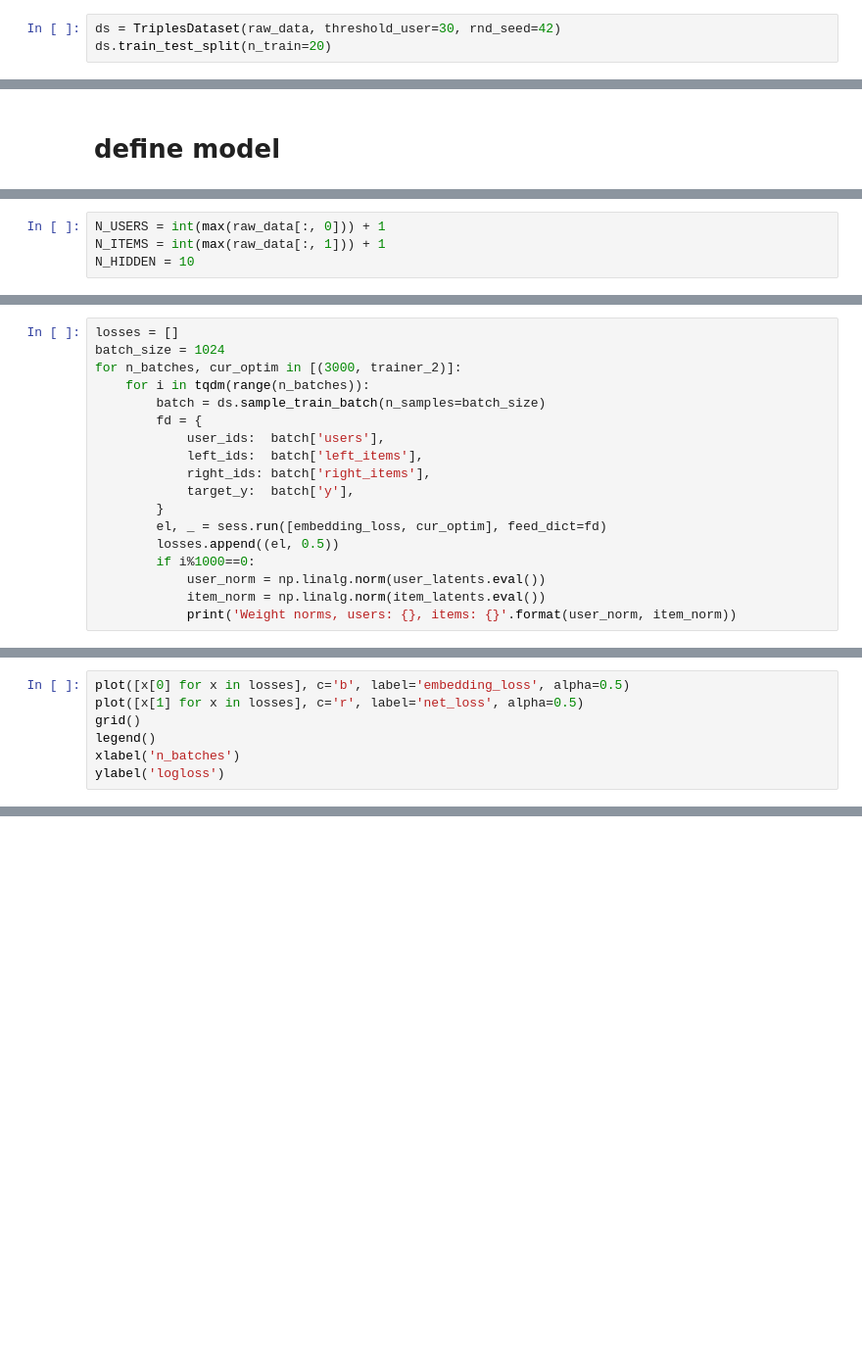
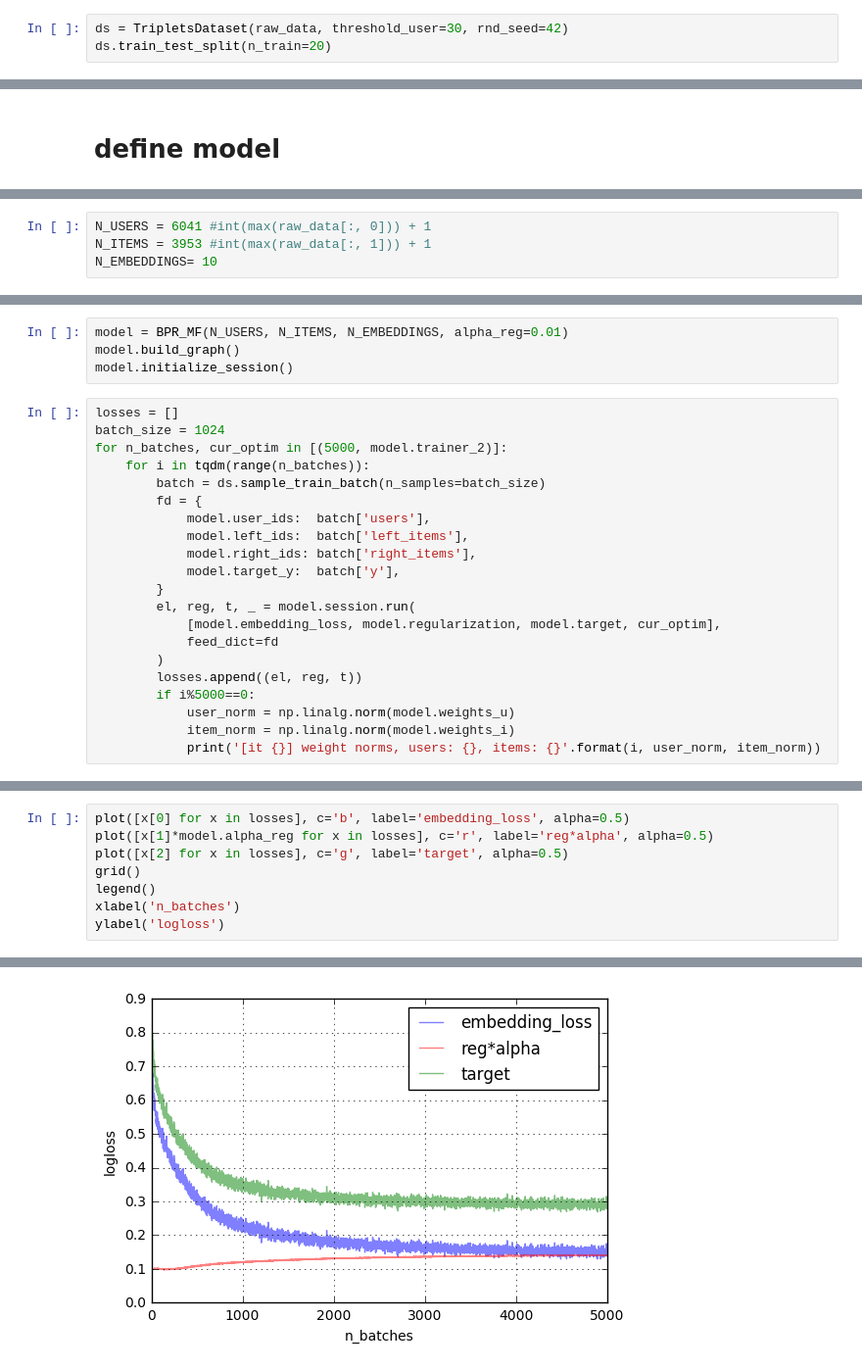
Before and after one commit to sumitsidana/NERvE, a Jupyter notebook: ml1m-BPR-MF.ipynb, the cells around one changed output, grey strips where cells are left out. Shown: that part at 98% size. Drawn from its saved outputs; the diff is of its cells as text; blank space fills up the shorter version.

Commit message:
faster dataset generator, updated readme, reproduce BPR-MF results

```diff
--- a/ml1m-BPR-MF.ipynb
+++ b/ml1m-BPR-MF.ipynb
@@ -130,3 +16,3 @@ class TriplesDataset(object):
 # %%
-ds = TriplesDataset(raw_data, threshold_user=30, rnd_seed=42)
+ds = TripletsDataset(raw_data, threshold_user=30, rnd_seed=42)
 ds.train_test_split(n_train=20)
@@ -140,4 +35,4 @@ tf.__version__
 # %%
-N_USERS = int(max(raw_data[:, 0])) + 1
-N_ITEMS = int(max(raw_data[:, 1])) + 1
-N_HIDDEN = 10
+N_USERS = 6041 #int(max(raw_data[:, 0])) + 1
+N_ITEMS = 3953 #int(max(raw_data[:, 1])) + 1
+N_EMBEDDINGS= 10
@@ -186,18 +39,25 @@ sess.run(init_vars)
+# %%
+model = BPR_MF(N_USERS, N_ITEMS, N_EMBEDDINGS, alpha_reg=0.01)
+model.build_graph()
+model.initialize_session()
 # %%
 losses = []
 batch_size = 1024
-for n_batches, cur_optim in [(3000, trainer_2)]:
+for n_batches, cur_optim in [(5000, model.trainer_2)]:
     for i in tqdm(range(n_batches)):
         batch = ds.sample_train_batch(n_samples=batch_size)
         fd = {
-            user_ids:  batch['users'],
-            left_ids:  batch['left_items'],
-            right_ids: batch['right_items'],
-            target_y:  batch['y'],
+            model.user_ids:  batch['users'],
+            model.left_ids:  batch['left_items'],
+            model.right_ids: batch['right_items'],
+            model.target_y:  batch['y'],
         }
-        el, _ = sess.run([embedding_loss, cur_optim], feed_dict=fd)
-        losses.append((el, 0.5))
-        if i%1000==0:
-            user_norm = np.linalg.norm(user_latents.eval())
-            item_norm = np.linalg.norm(item_latents.eval())
-            print('Weight norms, users: {}, items: {}'.format(user_norm, item_norm))
+        el, reg, t, _ = model.session.run(
+            [model.embedding_loss, model.regularization, model.target, cur_optim],
+            feed_dict=fd
+        )
+        losses.append((el, reg, t))
+        if i%5000==0:
+            user_norm = np.linalg.norm(model.weights_u)
+            item_norm = np.linalg.norm(model.weights_i)
+            print('[it {}] weight norms, users: {}, items: {}'.format(i, user_norm, item_norm))
@@ -207,7 +66,9 @@ import random
 # %%
 plot([x[0] for x in losses], c='b', label='embedding_loss', alpha=0.5)
-plot([x[1] for x in losses], c='r', label='net_loss', alpha=0.5)
+plot([x[1]*model.alpha_reg for x in losses], c='r', label='reg*alpha', alpha=0.5)
+plot([x[2] for x in losses], c='g', label='target', alpha=0.5)
 grid()
 legend()
 xlabel('n_batches')
 ylabel('logloss')
+# %% [output]
@@ -213,0 +76 @@ ylabel('logloss')
+[figure, added]
```
Also changed, not shown: parts of 24 cells of this notebook, 2 other files.
